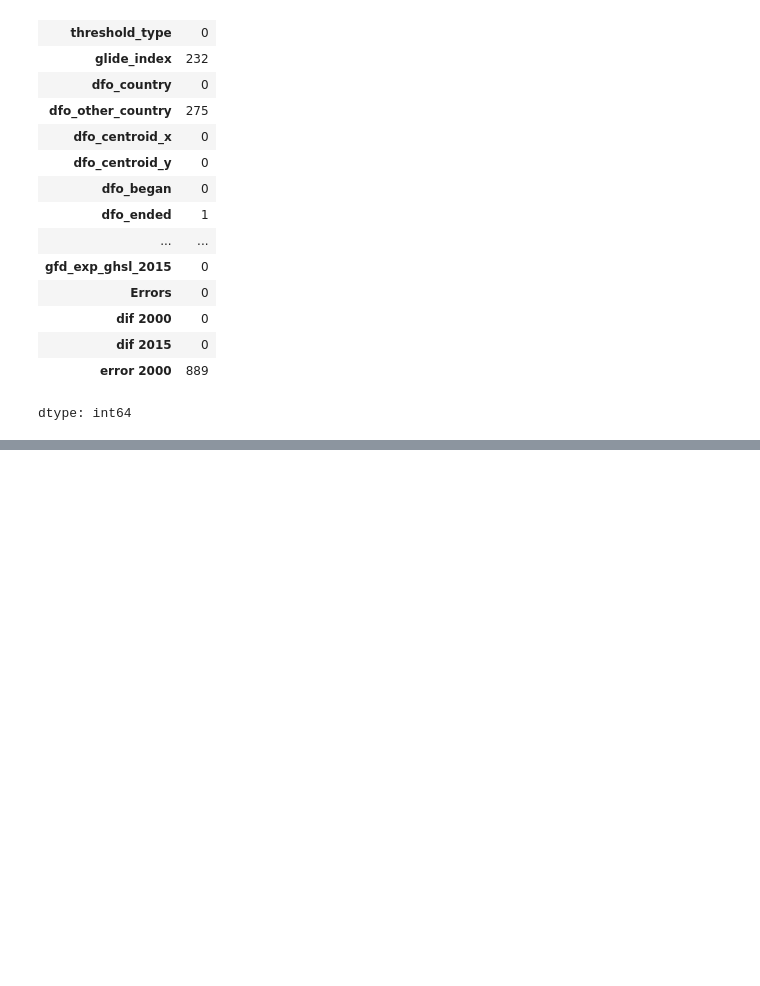
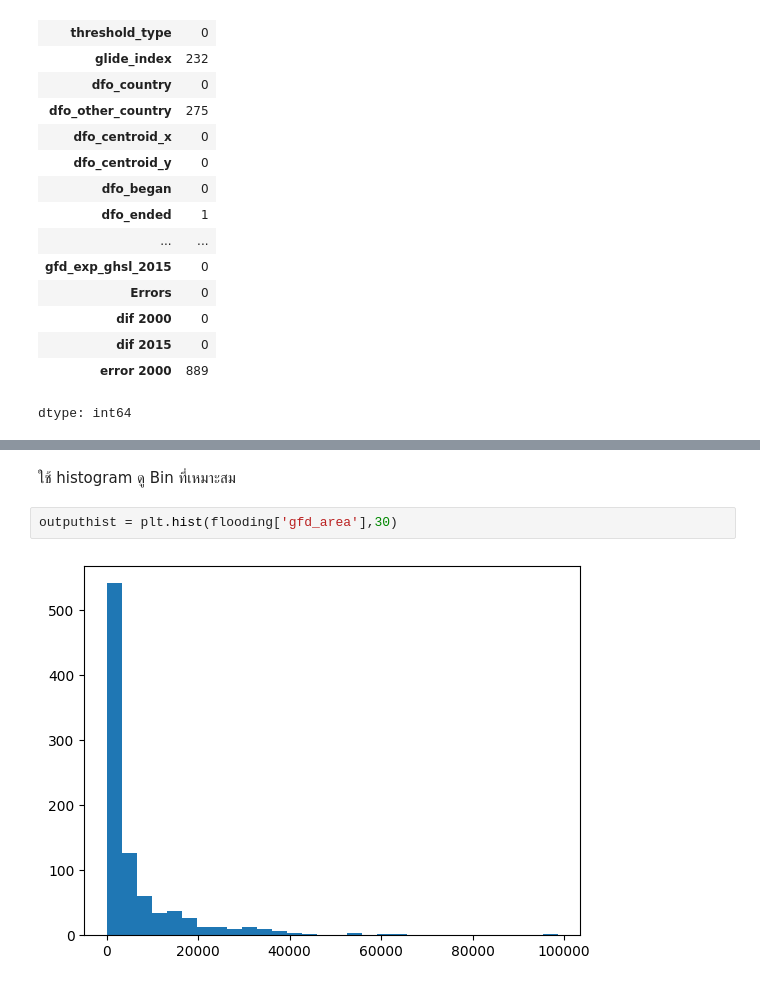
Before and after one commit to bamSirikorn/BSC_DPDM2025, a Jupyter notebook: Ch3_Data_Preprocession.ipynb, the cells around one changed output, grey strips where cells are left out. Cells and saved outputs as stored; diff of their text form; blank space fills up the shorter version.

```diff
--- a/Ch3_Data_Preprocession.ipynb
+++ b/Ch3_Data_Preprocession.ipynb
@@ -229,0 +258,6 @@ dtype: int64
+# %% [markdown]
+ใช้ histogram ดู Bin ที่เหมาะสม
+# %%
+outputhist = plt.hist(flooding['gfd_area'],30)
+# %% [output]
+[figure, added]
```
Also changed, not shown: parts of 29 cells of this notebook.
